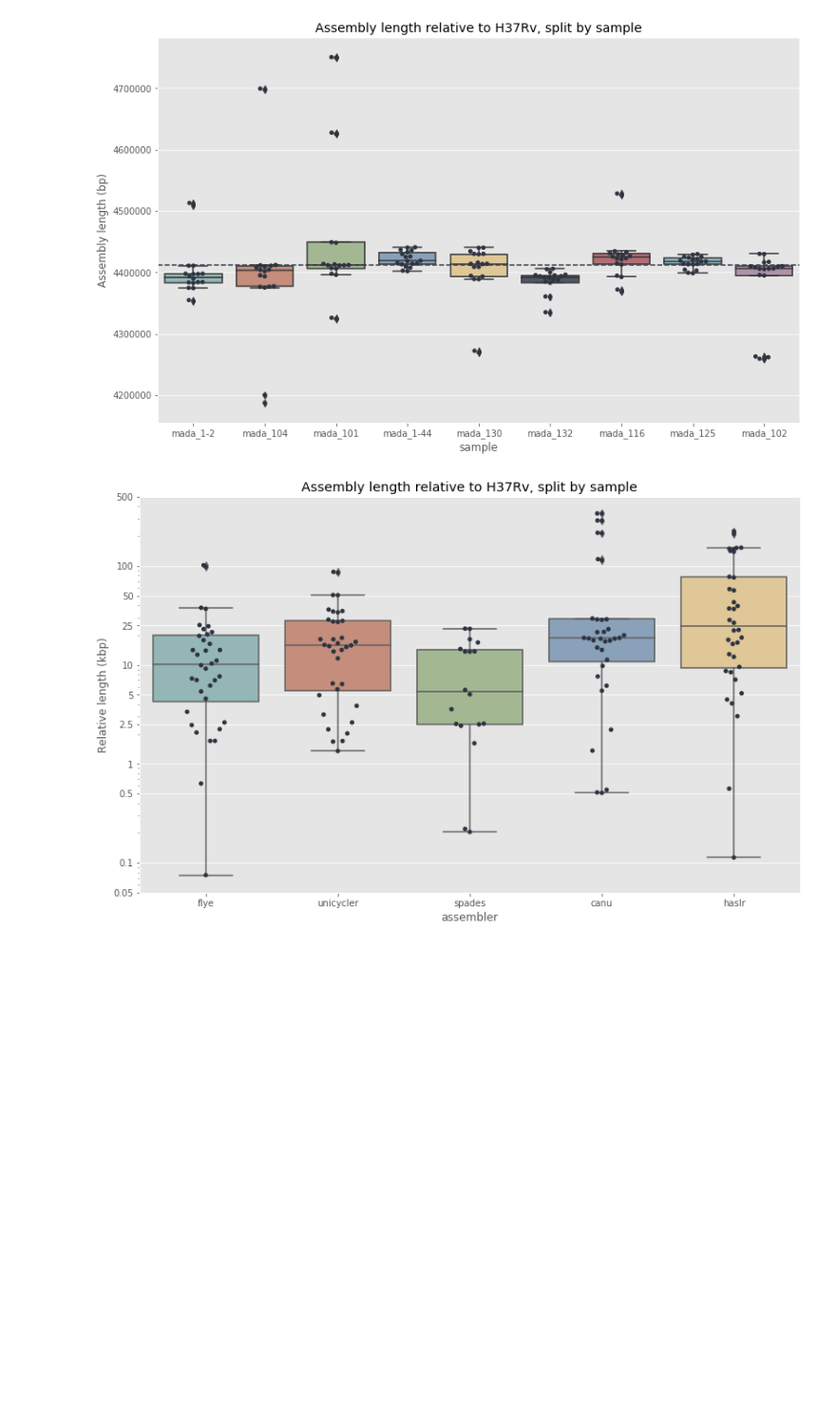
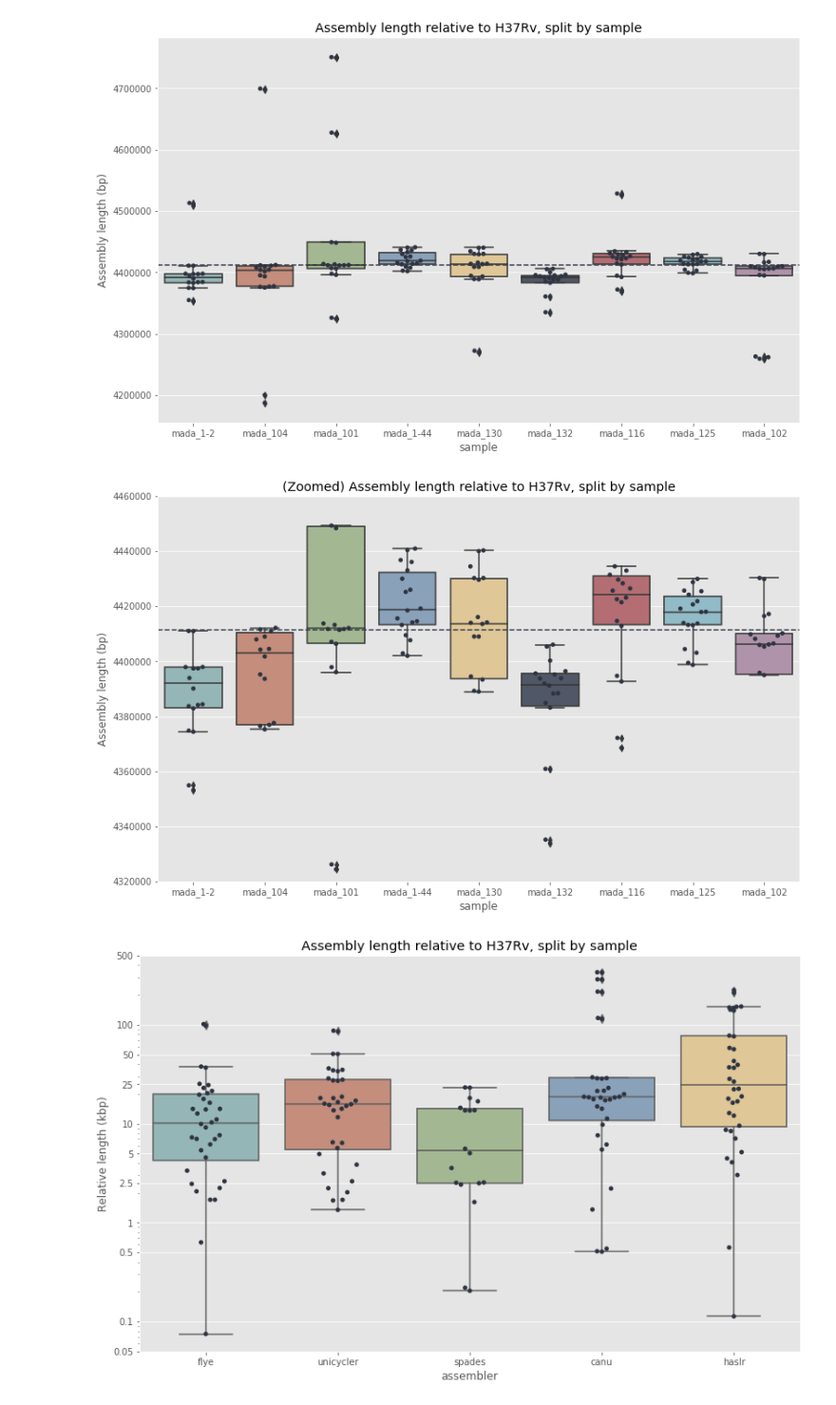
Before and after one commit to mbhall88/head_to_head_pipeline, a Jupyter notebook: analysis/assembly/assessment/report.ipynb, the cells around one changed output. Shown at 95% size. Cells and saved outputs as stored; diff of their text form; code cells hidden in the pictures; blank space fills up the shorter version.

```diff
--- a/analysis/assembly/assessment/report.ipynb
+++ b/analysis/assembly/assessment/report.ipynb
@@ -862,6 +830,33 @@ _ = ax.set_ylabel(ylabel)
 _ = ax.axhline(h37rv_len, ls="--", color=nord[1])
 # %% [output]
 [figure]
+# %%
+x = "sample"
+y = "total_length"
+data = quast_df
+title = "(Zoomed) Assembly length relative to H37Rv, split by sample"
+ylabel = "Assembly length (bp)"
+fig, ax = plt.subplots(figsize=FIGSIZE)
+ax = sns.boxplot(
+    x=x,
+    y=y,
+    data=data,
+    ax=ax
+)
+ax = sns.swarmplot(
+    x=x,
+    y=y,
+    data=data,
+    ax=ax,
+    dodge=True,
+    color=nord[0]
+)
+ax.set(title=title)
+_ = ax.set_ylabel(ylabel)
+_ = ax.axhline(h37rv_len, ls="--", color=nord[1])
+_ = ax.set_ylim((4_320_000, 4_460_000))
+# %% [output]
+[figure, added]
 # %%
 x = "assembler"
 y = "relative_total_length"
```
Also changed, not shown: parts of 12 cells of this notebook.
